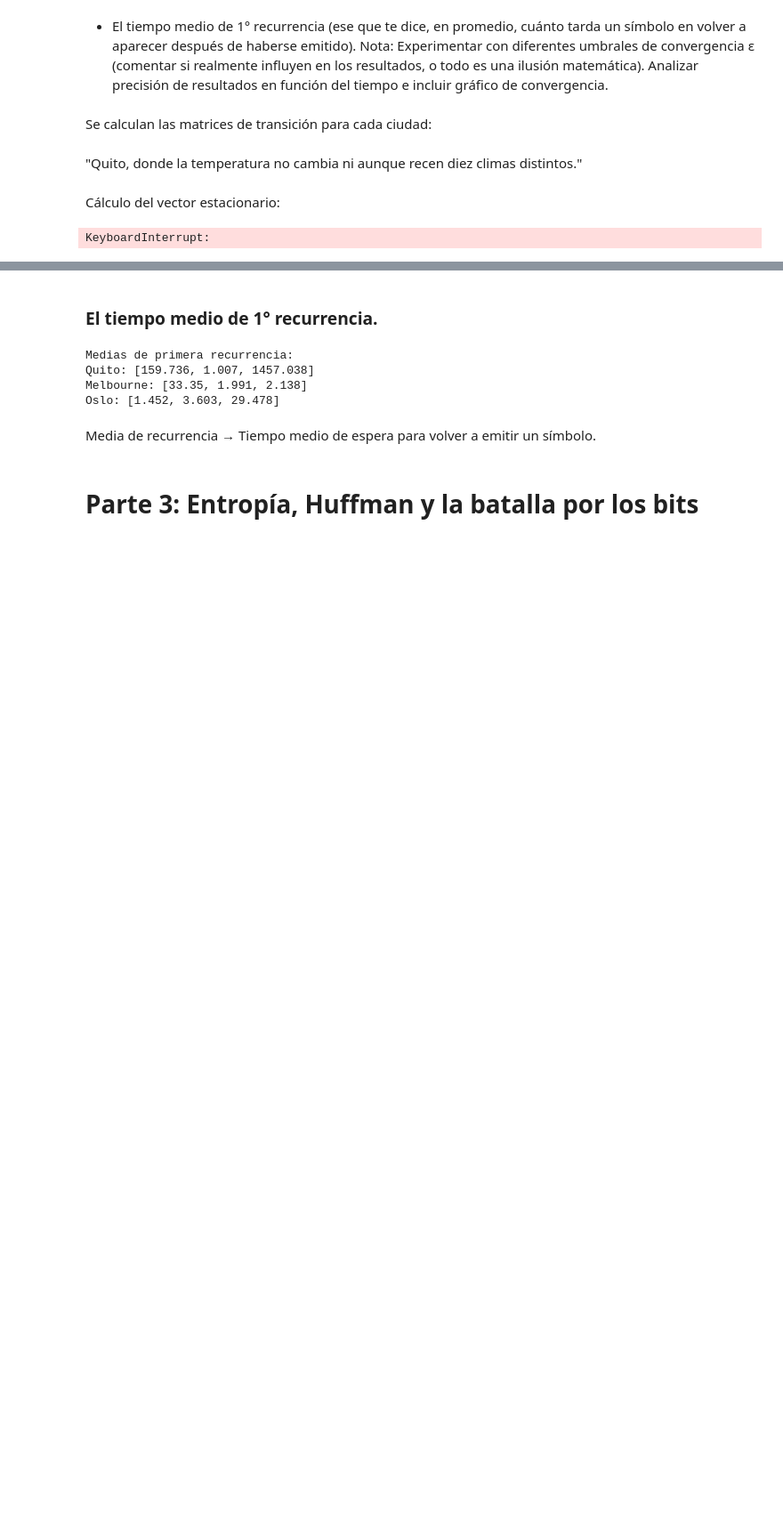
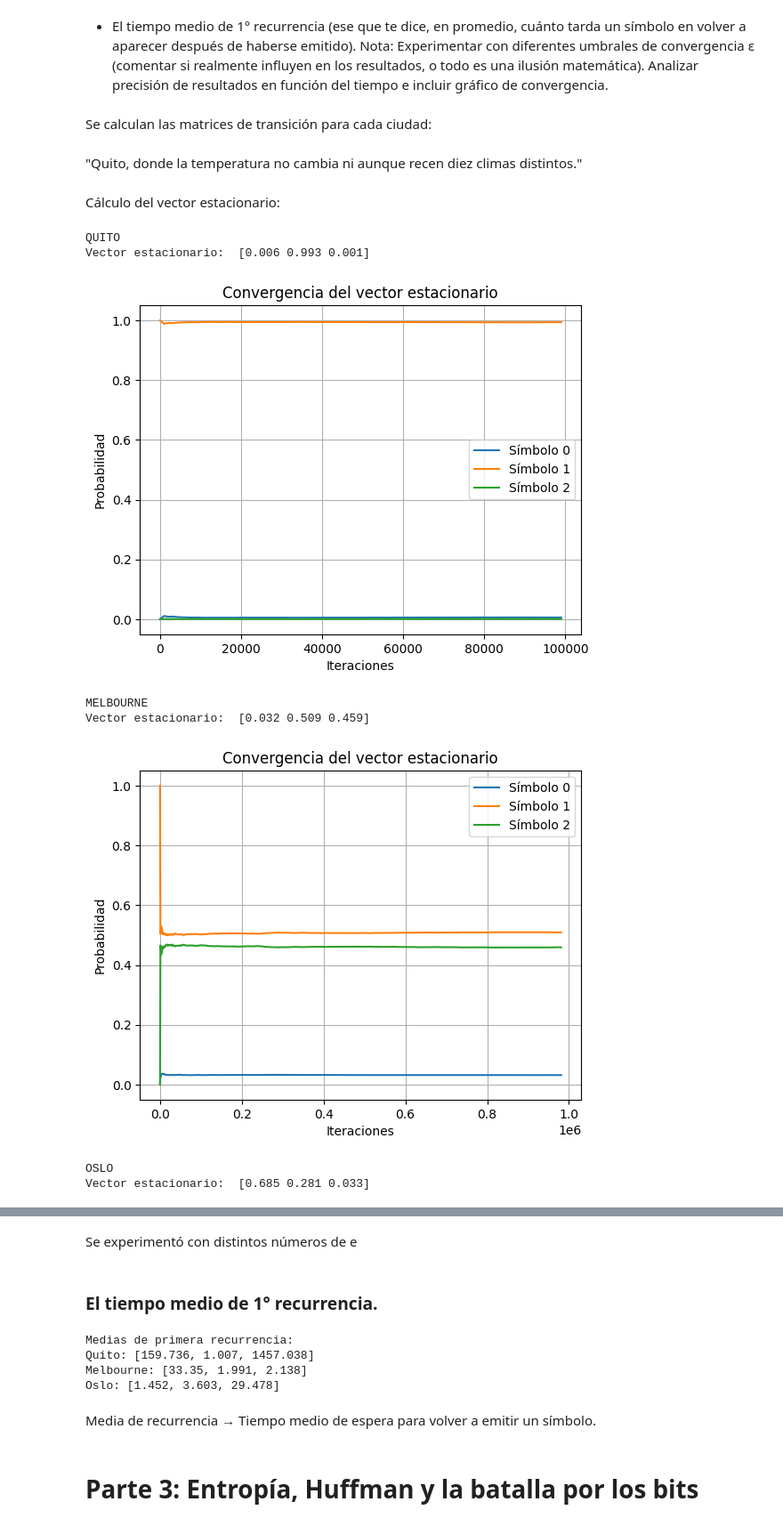
Before and after one commit to iroumec/TPE-TDI, a Jupyter notebook: deepnote/TPE/notebook.ipynb, the cells around one changed output, grey strips where cells are left out. Shown at 89% size. Drawn from its saved outputs; the diff is of its cells as text; code cells hidden in the pictures; blank space fills up the shorter version.

```diff
--- a/deepnote/TPE/notebook.ipynb
+++ b/deepnote/TPE/notebook.ipynb
@@ -459,12 +459,12 @@ def converge(probabilidad_actual, probabilidad_anterior, epsilon):
 # %% [markdown]
 y se define una función que, dado un vector de muestreos tomados en el cálculo del vector estacionario, nos permita realizar gráficos de convergencia:
 # %%
-def mostrar_grafico_convergencia(nro_simbolos, iteraciones=100000, historial):
+def mostrar_grafico_convergencia(historial, iteraciones, nro_simbolos=NRO_SIMBOLOS):
 
     # Por cada símbolo...
     for i in range(nro_simbolos):
         # Por cada iteración, se diagrama su probabilidad...
-        plt.plot(range(0, iteraciones, 10), historial[i], label=f'Símbolo {i}')
+        plt.plot(range(0, iteraciones, 1000), historial[i], label=f'Símbolo {i}')
 
     plt.xlabel('Iteraciones')
     plt.ylabel('Probabilidad')
@@ -493,40 +491,47 @@ def get_vector_estacionario(matriz_transicion_acumulada, nro_simbolos=NRO_SIMBOL
     vector_estacionario_anterior = np.full(nro_simbolos, -1)
 
     simbolo = None
     iteraciones = 0
 
     # Se guarda el historial para graficar.
     historial = [[] for _ in range(nro_simbolos)]
 
     while (not converge(vector_estacionario, vector_estacionario_anterior, epsilon) or (iteraciones < min_iteraciones)):
 
         simbolo = get_siguiente(simbolo, nro_simbolos, matriz_transicion_acumulada)
         iteraciones += 1
 
         apariciones[simbolo] += 1
         vector_estacionario_anterior = vector_estacionario.copy()
         vector_estacionario = np.array([ aparicion / iteraciones for aparicion in apariciones ])
 
-        # Cada 10 iteraciones, se añade a cada símbolo la probabilidad hallada.
+        # Cada 100 iteraciones, se añade a cada símbolo la probabilidad hallada.
         # Esto con fines de poder realizar el diagrama de convergencia.
-        if iteraciones % 10 == 0:
+        if (iteraciones-1) % 1000 == 0:
             for i in range(nro_simbolos):
                 historial[i].append(vector_estacionario[i])
 
-    return vector_estacionario, historial
+    return vector_estacionario, historial, iteraciones
 
-vector_estacionario_quito, historial_quito = get_vector_estacionario(matriz_acumulada_quito)
-vector_estacionario_melbourne, historial_melbourne = get_vector_estacionario(matriz_acumulada_melbourne)
-vector_estacionario_oslo, historial_oslo = get_vector_estacionario(matriz_acumulada_oslo)
+vector_estacionario_quito, historial_quito, iteraciones_quito = get_vector_estacionario(matriz_acumulada_quito)
+vector_estacionario_melbourne, historial_melbourne, iteraciones_melbourne = get_vector_estacionario(matriz_acumulada_melbourne)
+vector_estacionario_oslo, historial_oslo, iteraciones_oslo = get_vector_estacionario(matriz_acumulada_oslo)
 
 print("QUITO")
 print("Vector estacionario: ", vector_estacionario_quito.round(3))
-print("Gráfico de convergencia: ", historial_quito)
+mostrar_grafico_convergencia(historial_quito, iteraciones_quito)
 print("MELBOURNE")
 print("Vector estacionario: ", vector_estacionario_melbourne.round(3))
-print("Gráfico de convergencia: ", historial_melbourne)
+mostrar_grafico_convergencia(historial_melbourne, iteraciones_melbourne)
 print("OSLO")
 print("Vector estacionario: ", vector_estacionario_oslo.round(3))
-print("Gráfico de convergencia: ", historial_oslo)
+mostrar_grafico_convergencia(historial_oslo, iteraciones_oslo)
 # %% [output]
-KeyboardInterrupt:
+QUITO
+Vector estacionario:  [0.006 0.993 0.001]
+[figure, added]
+MELBOURNE
+Vector estacionario:  [0.032 0.509 0.459]
+[figure, added]
+OSLO
+Vector estacionario:  [0.685 0.281 0.033]
@@ -533,3 +539,5 @@ KeyboardInterrupt:
+# %% [markdown]
+Se experimentó con distintos números de e
 # %% [markdown]
 ### El tiempo medio de 1° recurrencia.
 # %%
```
Also changed, not shown: parts of 2 cells of this notebook.
